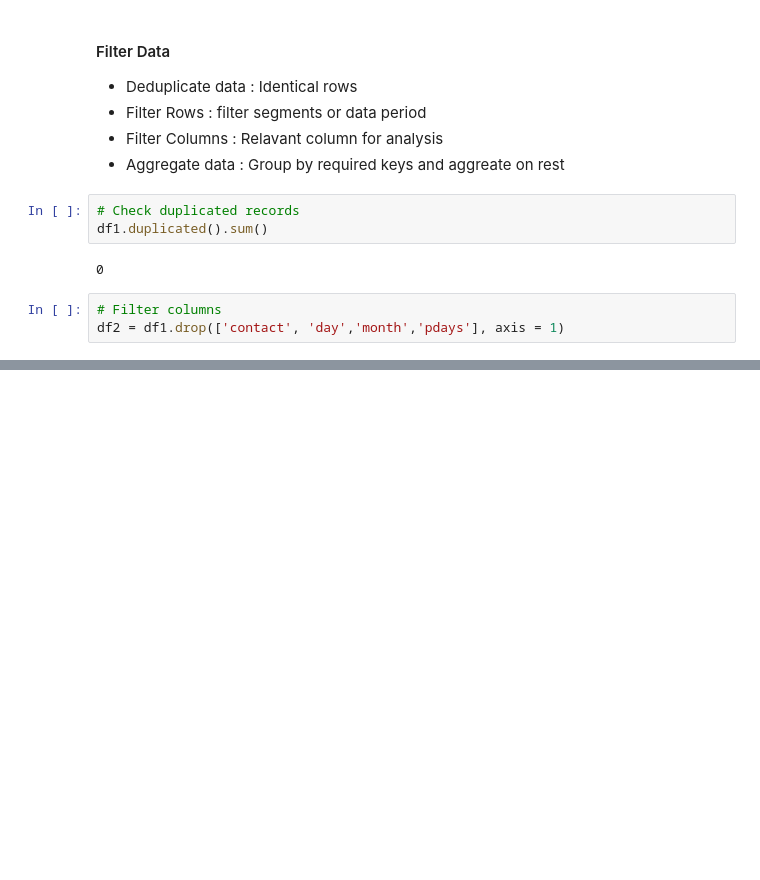
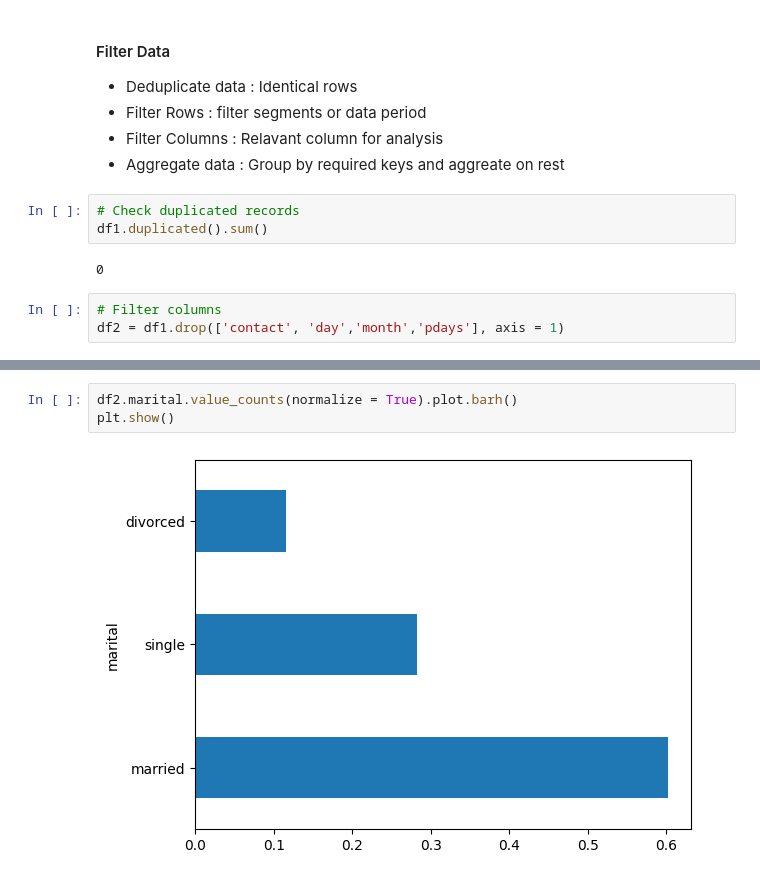
Before and after one commit to amanpanda95/Bank-Campaign-EDA, a Jupyter notebook: bank_campaign_eda.ipynb, the cells around one changed output, grey strips where cells are left out. Cells and saved outputs as stored; diff of their text form; blank space fills up the shorter version.

```diff
--- a/bank_campaign_eda.ipynb
+++ b/bank_campaign_eda.ipynb
@@ -431,0 +462,5 @@ df2.head()
+# %%
+df2.marital.value_counts(normalize = True).plot.barh()
+plt.show()
+# %% [output]
+[figure, added]
```
Also changed, not shown: parts of 55 cells of this notebook.
